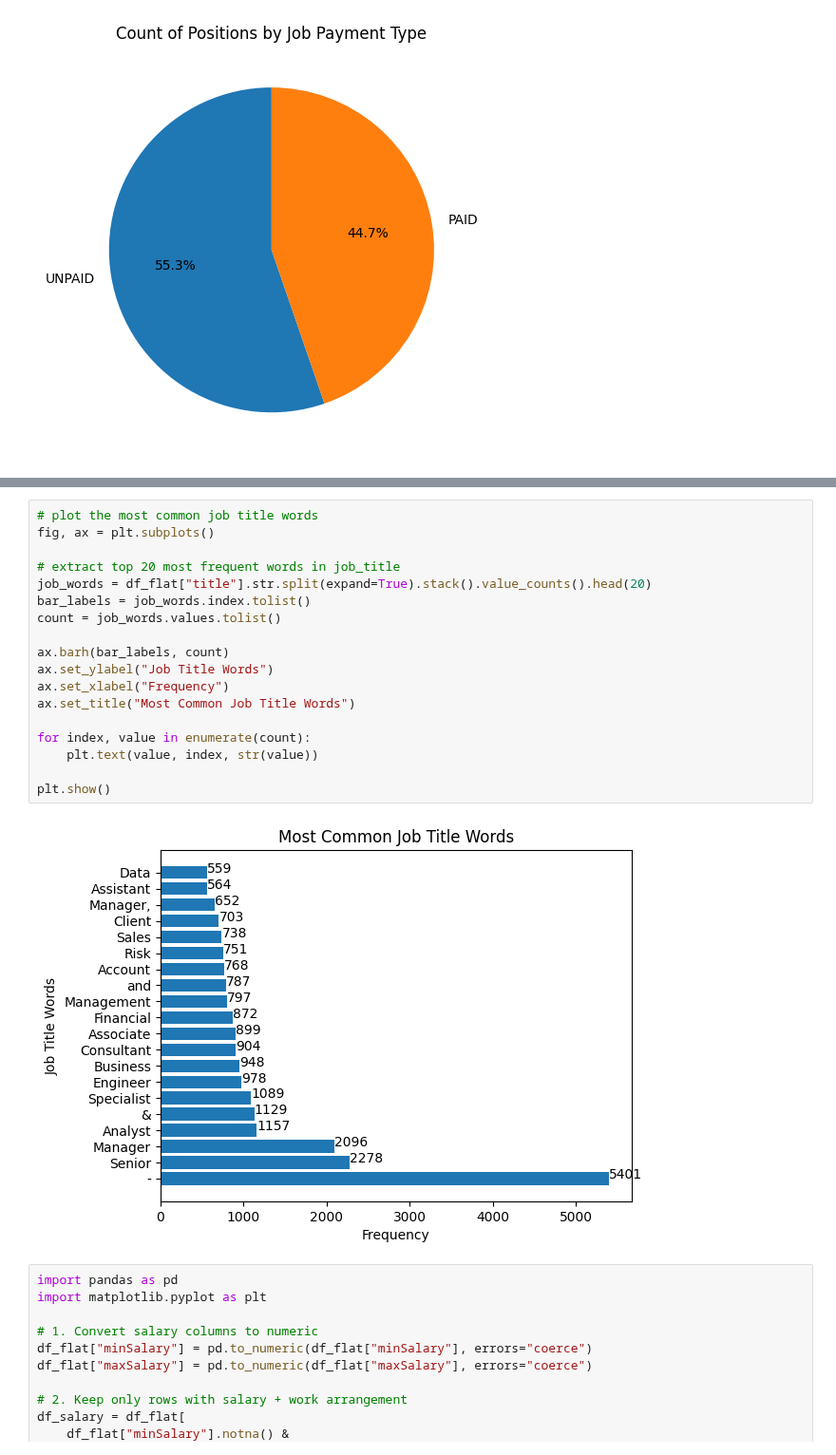
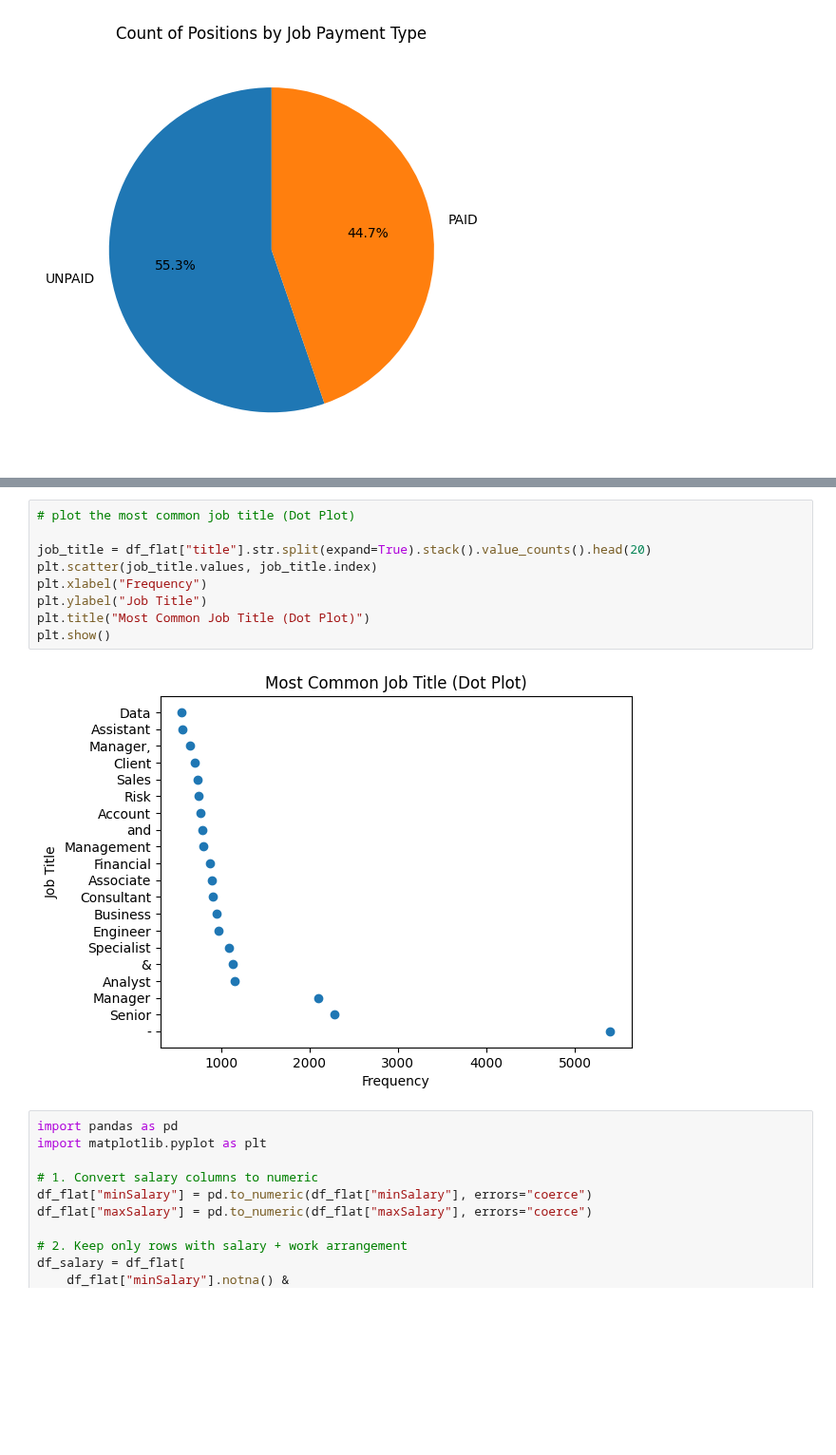
Before and after one commit to tumibytes/cis9650-project03, a Jupyter notebook: term_project_starter.ipynb, the cells around one changed output, grey strips where cells are left out. Shown at 95% size. Drawn from its saved outputs; the diff is of its cells as text; blank space fills up the shorter version.

```diff
--- a/term_project_starter.ipynb
+++ b/term_project_starter.ipynb
@@ -376,23 +373,14 @@ plt.show()
 # %%
-# plot the most common job title words
-fig, ax = plt.subplots()
+# plot the most common job title (Dot Plot)
 
-# extract top 20 most frequent words in job_title
-job_words = df_flat["title"].str.split(expand=True).stack().value_counts().head(20)
-bar_labels = job_words.index.tolist()
-count = job_words.values.tolist()
-
-ax.barh(bar_labels, count)
-ax.set_ylabel("Job Title Words")
-ax.set_xlabel("Frequency")
-ax.set_title("Most Common Job Title Words")
-
-for index, value in enumerate(count):
-    plt.text(value, index, str(value))
-
+job_title = df_flat["title"].str.split(expand=True).stack().value_counts().head(20)
+plt.scatter(job_title.values, job_title.index)
+plt.xlabel("Frequency")
+plt.ylabel("Job Title")
+plt.title("Most Common Job Title (Dot Plot)")
 plt.show()
 # %% [output]
-[figure, old version]
+[figure, new version]
 # %%
 import pandas as pd
 import matplotlib.pyplot as plt
```
Also changed, not shown: parts of 7 cells of this notebook.
